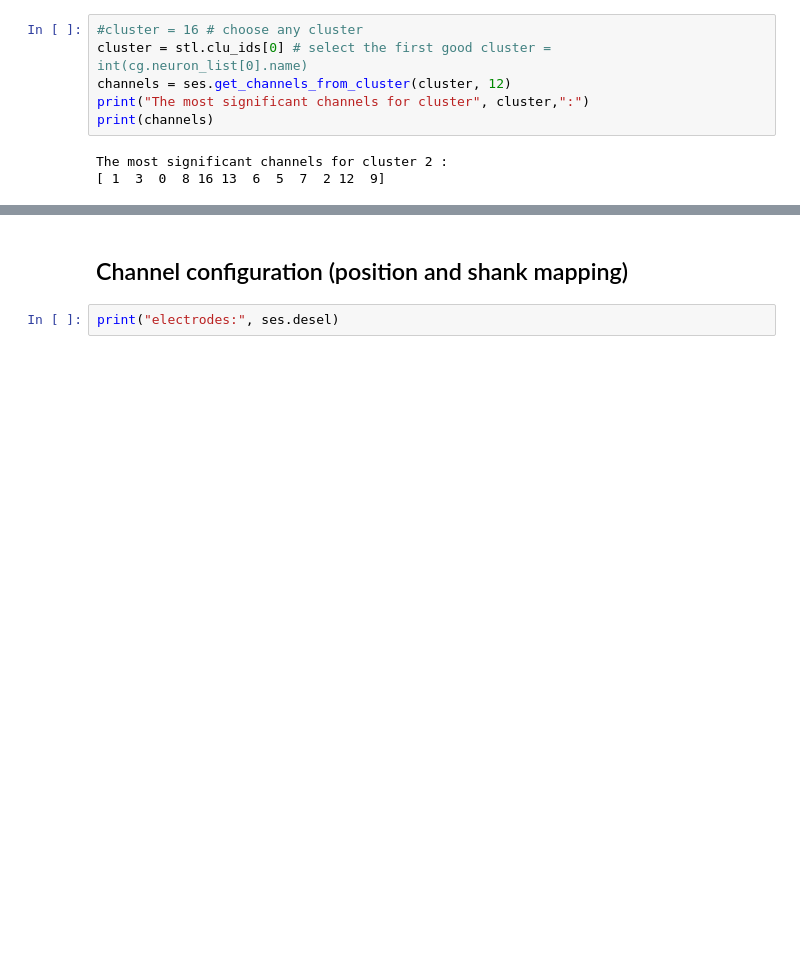
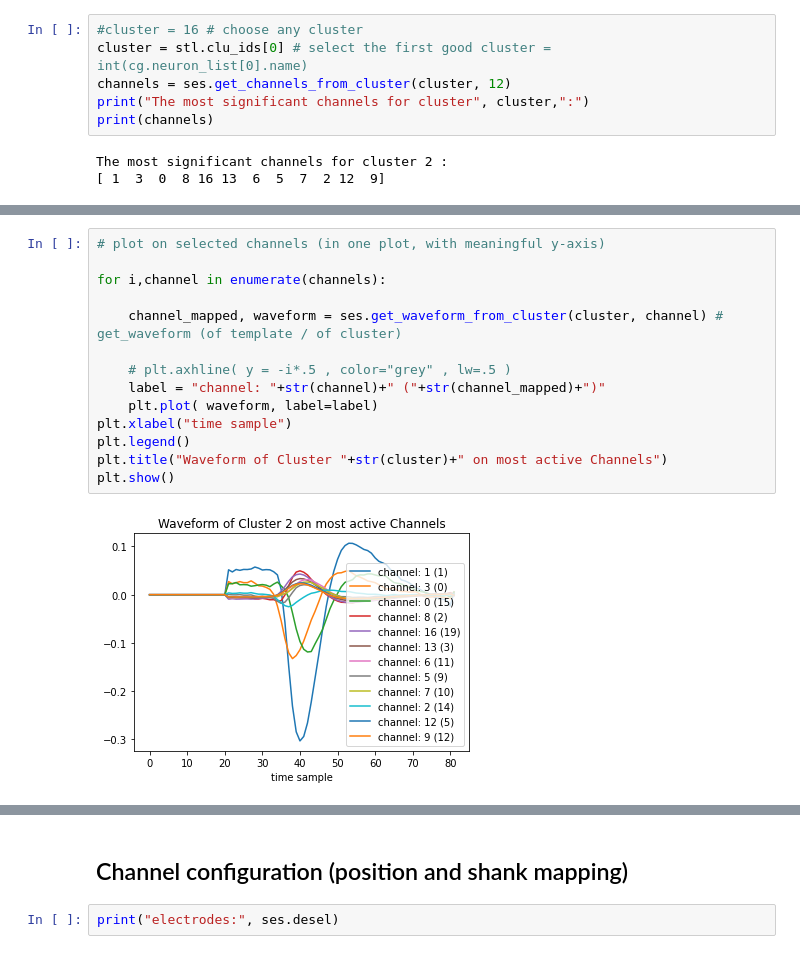
Before and after one commit to kevin-allen/spikeA, a Jupyter notebook: docs_notebooks/cluster-template_waveform_channels.ipynb, the cells around one changed output, grey strips where cells are left out. Cells and saved outputs as stored; diff of their text form; blank space fills up the shorter version.

Commit message:
waveforms on channels

```diff
--- a/docs_notebooks/cluster-template_waveform_channels.ipynb
+++ b/docs_notebooks/cluster-template_waveform_channels.ipynb
@@ -258,4 +258,20 @@ plt.title("Waveform of Cluster "+str(cluster)+" on most active Channels")
 plt.show()
 # %% [output]
 [figure]
+# %%
+# plot on selected channels (in one plot, with meaningful y-axis)
+
+for i,channel in enumerate(channels):
+
+    channel_mapped, waveform = ses.get_waveform_from_cluster(cluster, channel) # get_waveform (of template / of cluster)
+
+    # plt.axhline( y = -i*.5 , color="grey" , lw=.5 )
+    label = "channel: "+str(channel)+" ("+str(channel_mapped)+")"
+    plt.plot( waveform, label=label)
+plt.xlabel("time sample")
+plt.legend()
+plt.title("Waveform of Cluster "+str(cluster)+" on most active Channels")
+plt.show()
+# %% [output]
+[figure, added]
 # %%
```
Also changed, not shown: parts of 2 cells of this notebook.
